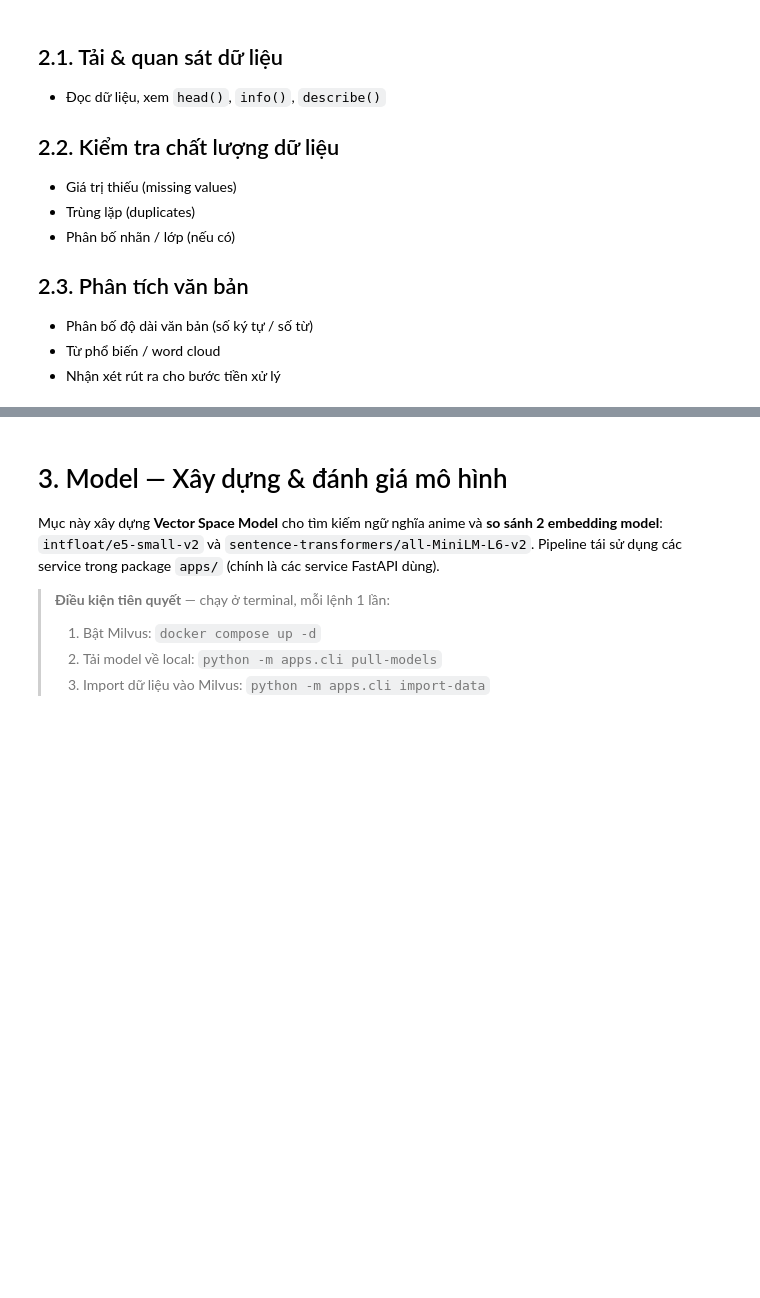
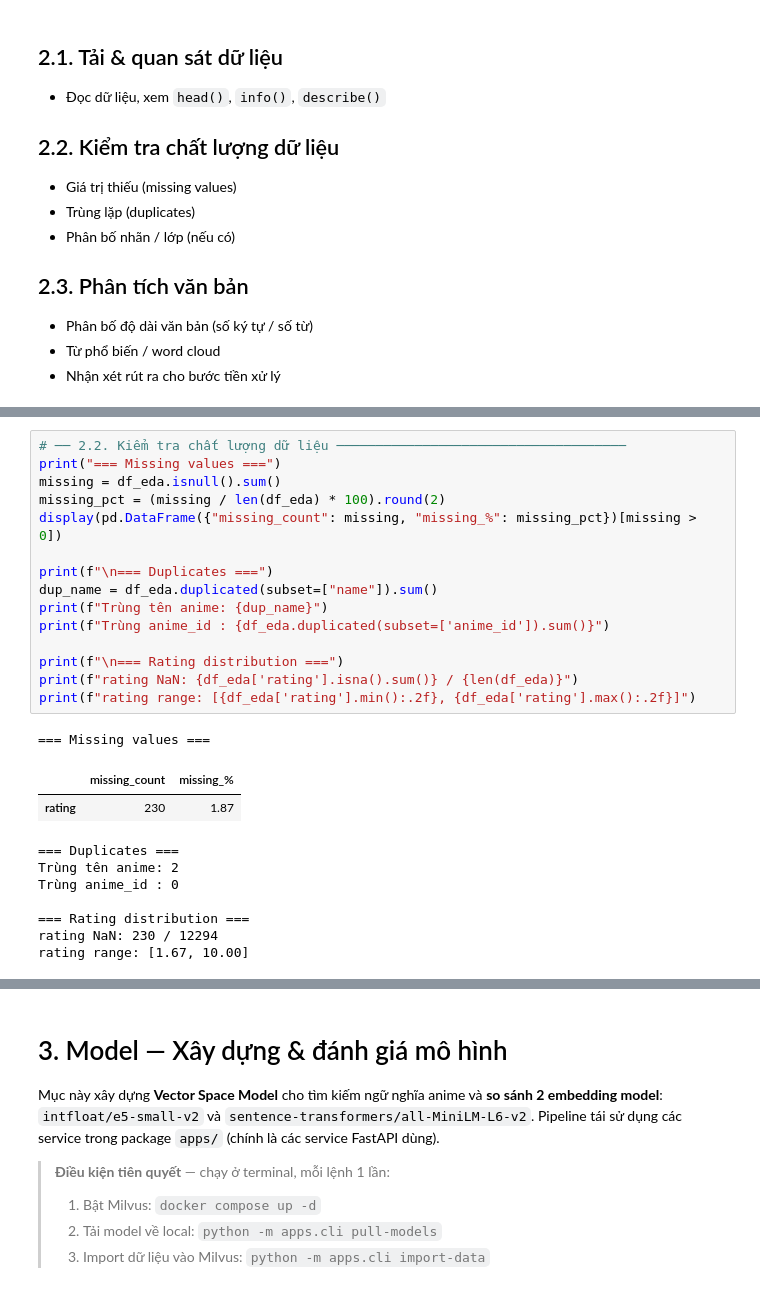
Before and after one commit to MasterSE-FSB/vector-space-model, a Jupyter notebook: vector-space-model.ipynb, the cells around one changed output, grey strips where cells are left out. Drawn from its saved outputs; the diff is of its cells as text; blank space fills up the shorter version.

```diff
--- a/vector-space-model.ipynb
+++ b/vector-space-model.ipynb
@@ -60,0 +124,26 @@ _(Sườn bài — nội dung chi tiết sẽ điền sau)_
+# %%
+# ── 2.2. Kiểm tra chất lượng dữ liệu ─────────────────────────────────────
+print("=== Missing values ===")
+missing = df_eda.isnull().sum()
+missing_pct = (missing / len(df_eda) * 100).round(2)
+display(pd.DataFrame({"missing_count": missing, "missing_%": missing_pct})[missing > 0])
+
+print(f"\n=== Duplicates ===")
+dup_name = df_eda.duplicated(subset=["name"]).sum()
+print(f"Trùng tên anime: {dup_name}")
+print(f"Trùng anime_id : {df_eda.duplicated(subset=['anime_id']).sum()}")
+
+print(f"\n=== Rating distribution ===")
+print(f"rating NaN: {df_eda['rating'].isna().sum()} / {len(df_eda)}")
+print(f"rating range: [{df_eda['rating'].min():.2f}, {df_eda['rating'].max():.2f}]")
+# %% [output]
+=== Missing values ===
+|  | missing_count | missing_% |
+| rating | 230 | 1.87 |
+=== Duplicates ===
+Trùng tên anime: 2
+Trùng anime_id : 0
+
+=== Rating distribution ===
+rating NaN: 230 / 12294
+rating range: [1.67, 10.00]
```
Also changed, not shown: parts of 21 cells of this notebook.
